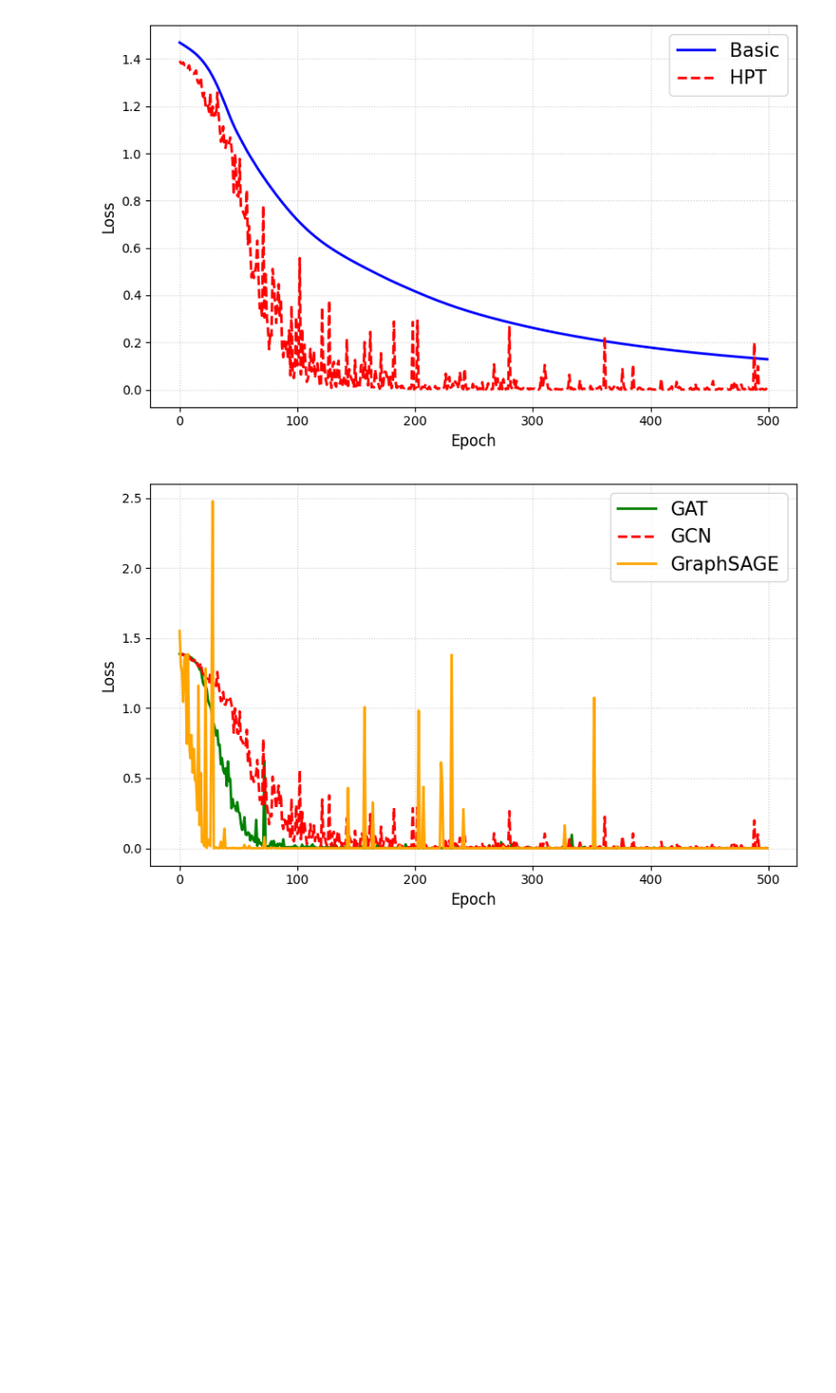
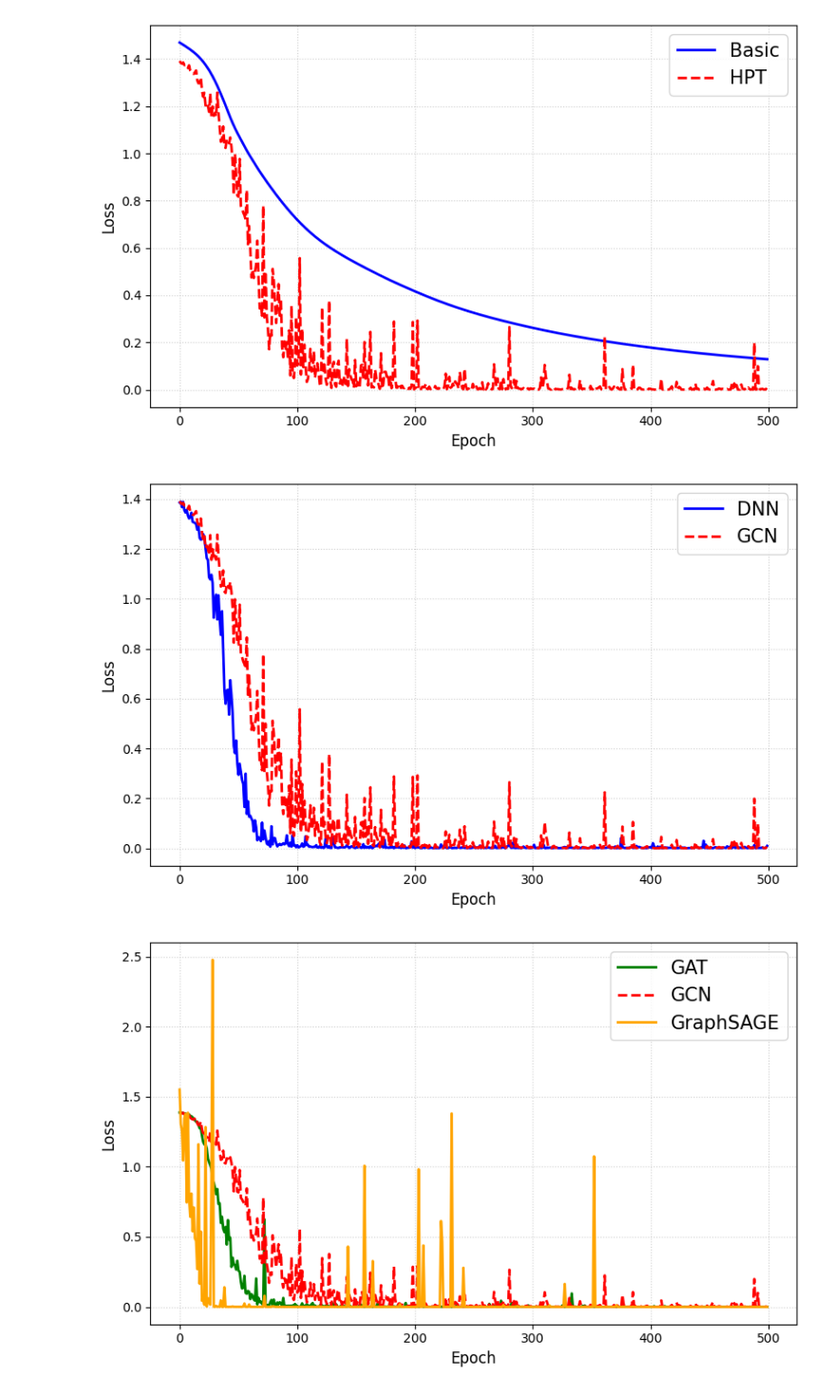
Before and after one commit to KeunJuSong/KETI_AI_Tutorial, a Jupyter notebook: loss_curve_vis/loss_curve_comp.ipynb, the cells around one changed output. Shown at 95% size. Drawn from its saved outputs; the diff is of its cells as text; code cells hidden in the pictures; blank space fills up the shorter version.

Commit message:
Document DNN baseline sweeps and loss comparisons

```diff
--- a/loss_curve_vis/loss_curve_comp.ipynb
+++ b/loss_curve_vis/loss_curve_comp.ipynb
@@ -3,6 +3,7 @@ import matplotlib.pyplot as plt
 import numpy as np
 # %%
 train_loss_basic = np.load("./data/gcn_train_loss_basic.npy")
+dnn_train_loss_hpt = np.load("./data/dnn_train_loss_hpt.npy")
 gcn_train_loss_hpt = np.load("./data/gcn_train_loss_hpt.npy")
 gat_train_loss_hpt = np.load("./data/gat_train_loss_hpt.npy")
 graphsage_train_loss_hpt = np.load("./data/graphsage_train_loss_hpt.npy")
@@ -32,6 +33,32 @@ plt.tight_layout()
 plt.show()
 # %% [output]
 [figure]
+# %%
+# 1. 예시 데이터 생성
+x = np.arange(0,gcn_train_loss_hpt.shape[0])
+
+# 2. Figure 생성 및 그래프 그리기
+plt.figure(figsize=(8, 5))
+
+# 각 plot에 label을 지정하는 것이 핵심입니다.
+plt.plot(x, dnn_train_loss_hpt, label='DNN', color='blue', linewidth=2)
+plt.plot(x, gcn_train_loss_hpt, label='GCN', color='red', linestyle='--', linewidth=2)
+
+# # 3. 타이틀 및 x, y축 레이블 추가
+# plt.title('Comparison of Two Lines', fontsize=14, pad=15)
+plt.xlabel('Epoch', fontsize=12)
+plt.ylabel('Loss', fontsize=12)
+
+# 4. 범례(Legend) 표시 및 그리드 추가
+# loc='upper right' 외에도 'upper left', 'lower right', 'best' 등으로 위치 조절이 가능합니다.
+plt.legend(loc='upper right', fontsize=15)
+plt.grid(True, linestyle=':', alpha=0.6)
+
+# 5. 그래프 출력
+plt.tight_layout()
+plt.show()
+# %% [output]
+[figure, added]
 # %%
 # 1. 예시 데이터 생성
 x = np.arange(0,gcn_train_loss_hpt.shape[0])
```
Also changed, not shown: 8 other files.
